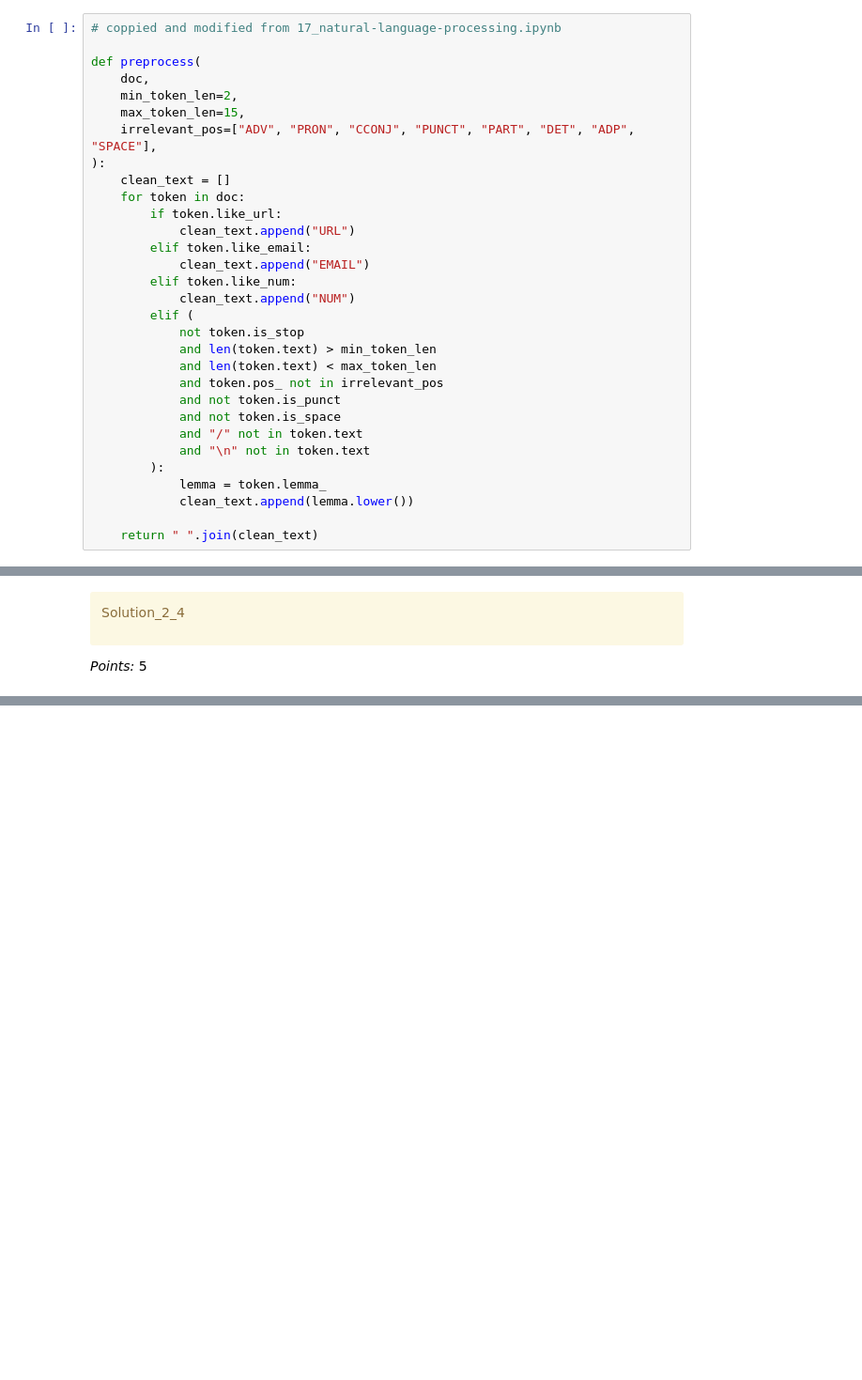
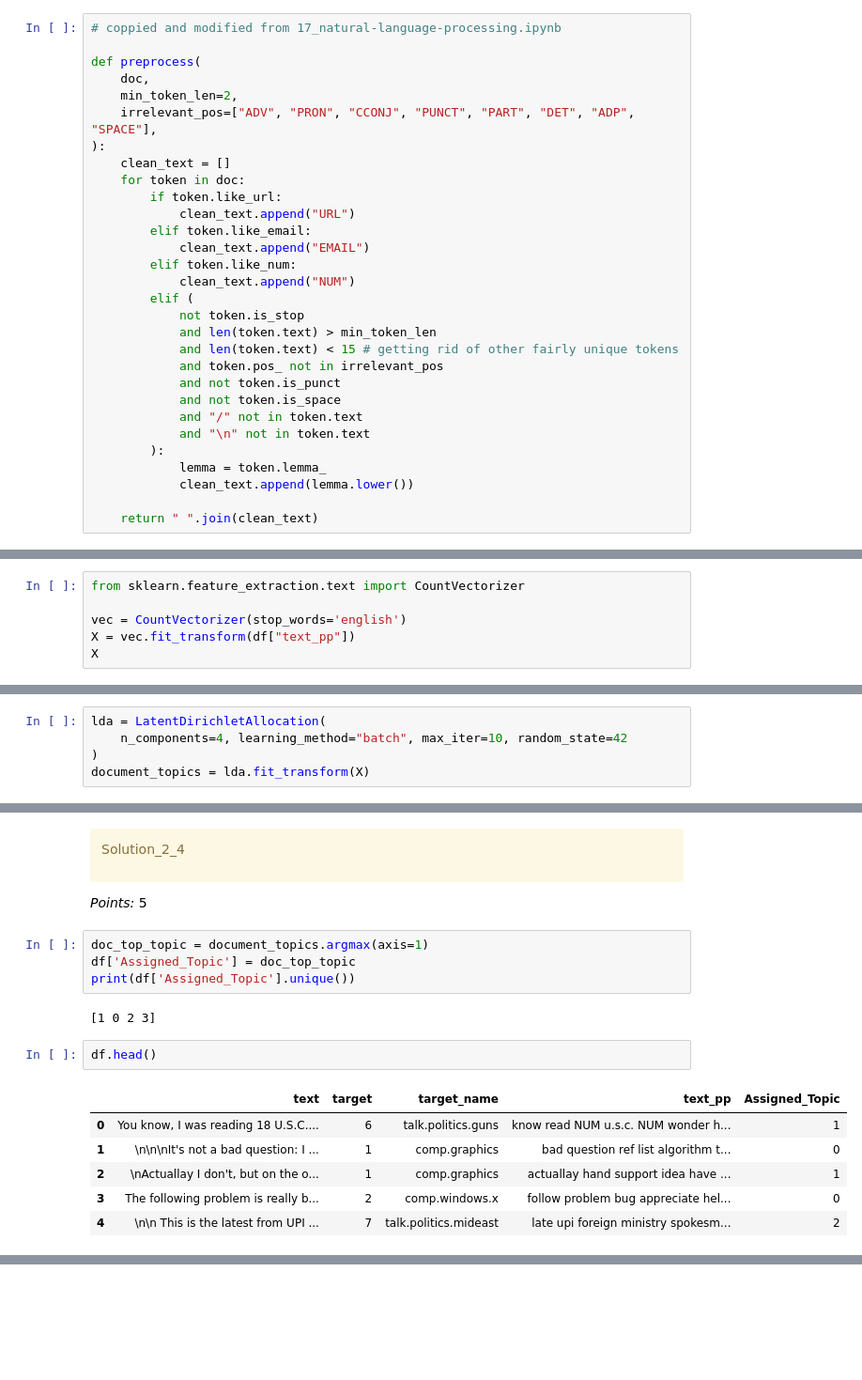
Before and after one commit to Lorax6/hw7, a Jupyter notebook: hw7.ipynb, the cells around one changed output, grey strips where cells are left out. Shown at 94% size. Saved outputs shown, nothing was run; the diff lists cells and outputs as text; blank space fills up the shorter version.

```diff
--- a/hw7.ipynb
+++ b/hw7.ipynb
@@ -516,7 +483,6 @@ _Points:_ 8
 def preprocess(
     doc,
     min_token_len=2,
-    max_token_len=15,
     irrelevant_pos=["ADV", "PRON", "CCONJ", "PUNCT", "PART", "DET", "ADP", "SPACE"],
 ):
     clean_text = []
@@ -530,7 +496,7 @@ def preprocess(
         elif (
             not token.is_stop
             and len(token.text) > min_token_len
-            and len(token.text) < max_token_len
+            and len(token.text) < 15 # getting rid of other fairly unique tokens
             and token.pos_ not in irrelevant_pos
             and not token.is_punct
             and not token.is_space
@@ -576,0 +543,6 @@ _Type your answer here, replacing this text._
+# %%
+from sklearn.feature_extraction.text import CountVectorizer
+
+vec = CountVectorizer(stop_words='english')
+X = vec.fit_transform(df["text_pp"])
+X
@@ -577,3 +599,8 @@ _Type your answer here, replacing this text._
+# %%
+lda = LatentDirichletAllocation(
+    n_components=4, learning_method="batch", max_iter=10, random_state=42
+)
+document_topics = lda.fit_transform(X)
 # %% [markdown]
 <!-- END QUESTION -->
 
@@ -616,3 +664,18 @@ Solution_2_4
 </div>
 
 _Points:_ 5
+# %%
+doc_top_topic = document_topics.argmax(axis=1)
+df['Assigned_Topic'] = doc_top_topic
+print(df['Assigned_Topic'].unique())
+# %% [output]
+[1 0 2 3]
+# %%
+df.head()
+# %% [output]
+|  | text | target | target_name | text_pp | Assigned_Topic |
+| 0 | You know, I was reading 18 U.S.C.... | 6 | talk.politics.guns | know read NUM u.s.c. NUM wonder h... | 1 |
+| 1 | \n\n\nIt's not a bad question: I ... | 1 | comp.graphics | bad question ref list algorithm t... | 0 |
+| 2 | \nActuallay I don't, but on the o... | 1 | comp.graphics | actuallay hand support idea have ... | 1 |
+| 3 | The following problem is really b... | 2 | comp.windows.x | follow problem bug appreciate hel... | 0 |
+| 4 | \n\n This is the latest from UPI ... | 7 | talk.politics.mideast | late upi foreign ministry spokesm... | 2 |
```
Also changed, not shown: parts of 13 cells of this notebook.
